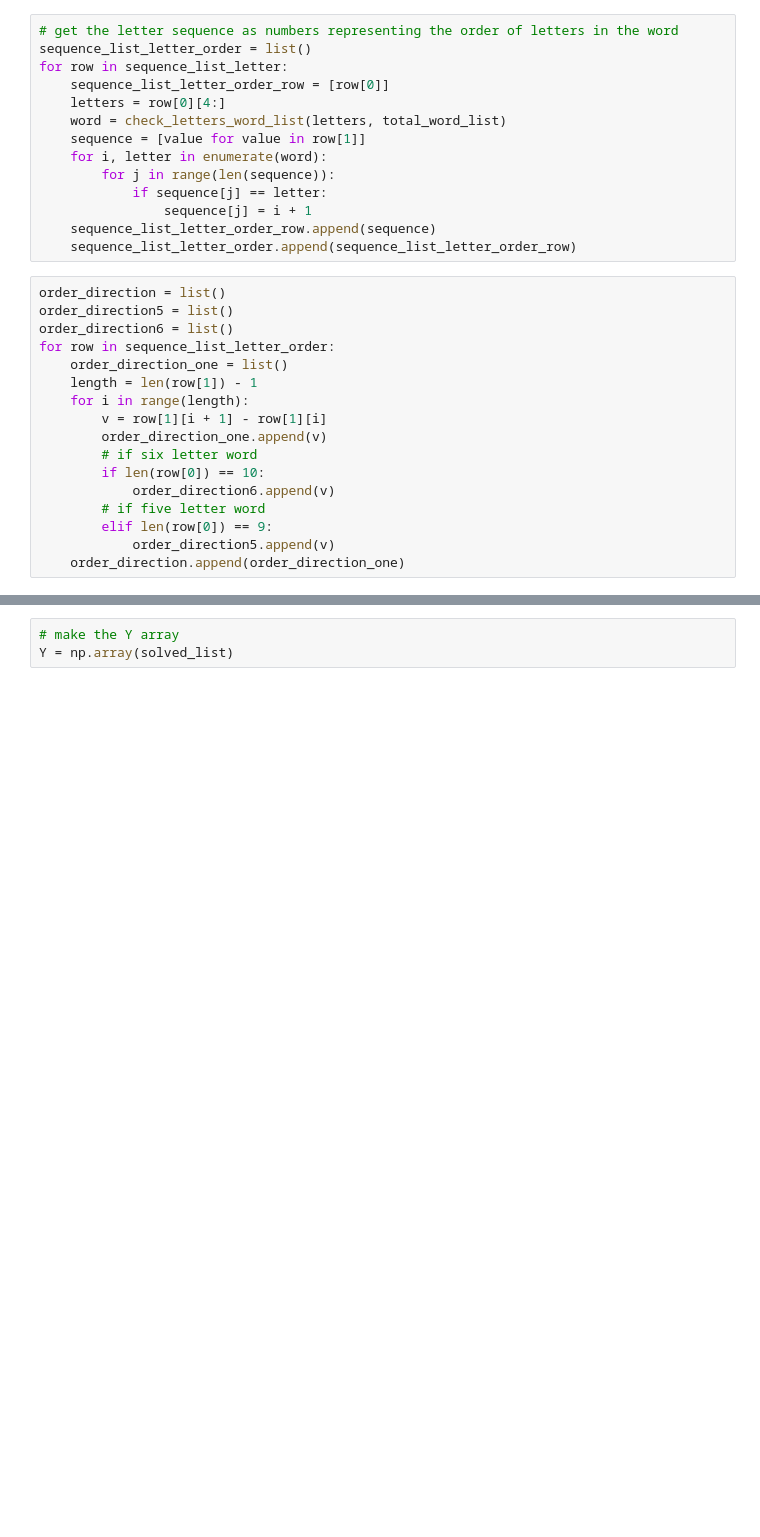
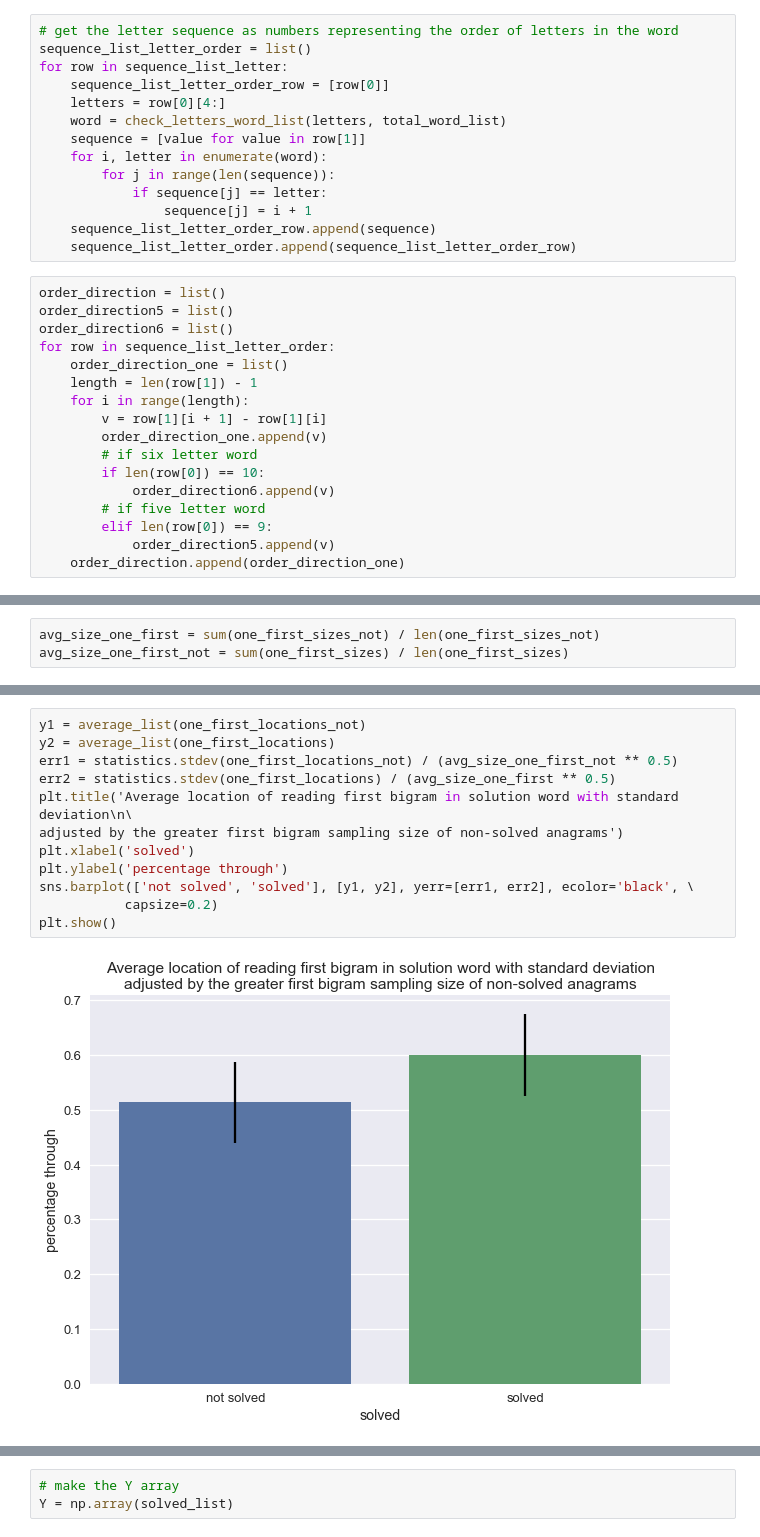
Before and after one commit to jessebmurray/eyetracking, a Jupyter notebook: par_data_total.ipynb, the cells around one changed output, grey strips where cells are left out. Drawn from its saved outputs; the diff is of its cells as text; blank space fills up the shorter version.

```diff
--- a/par_data_total.ipynb
+++ b/par_data_total.ipynb
@@ -728,0 +811,3 @@ X_fivegrams # (sub L - 4)
+# %%
+avg_size_one_first = sum(one_first_sizes_not) / len(one_first_sizes_not)
+avg_size_one_first_not = sum(one_first_sizes) / len(one_first_sizes)
@@ -728,0 +846,14 @@ X_fivegrams # (sub L - 4)
+# %%
+y1 = average_list(one_first_locations_not)
+y2 = average_list(one_first_locations)
+err1 = statistics.stdev(one_first_locations_not) / (avg_size_one_first_not ** 0.5)
+err2 = statistics.stdev(one_first_locations) / (avg_size_one_first ** 0.5)
+plt.title('Average location of reading first bigram in solution word with standard deviation\n\
+adjusted by the greater first bigram sampling size of non-solved anagrams')
+plt.xlabel('solved')
+plt.ylabel('percentage through')
+sns.barplot(['not solved', 'solved'], [y1, y2], yerr=[err1, err2], ecolor='black', \
+           capsize=0.2)
+plt.show()
+# %% [output]
+[figure, added]
```
Also changed, not shown: parts of 26 cells of this notebook.
